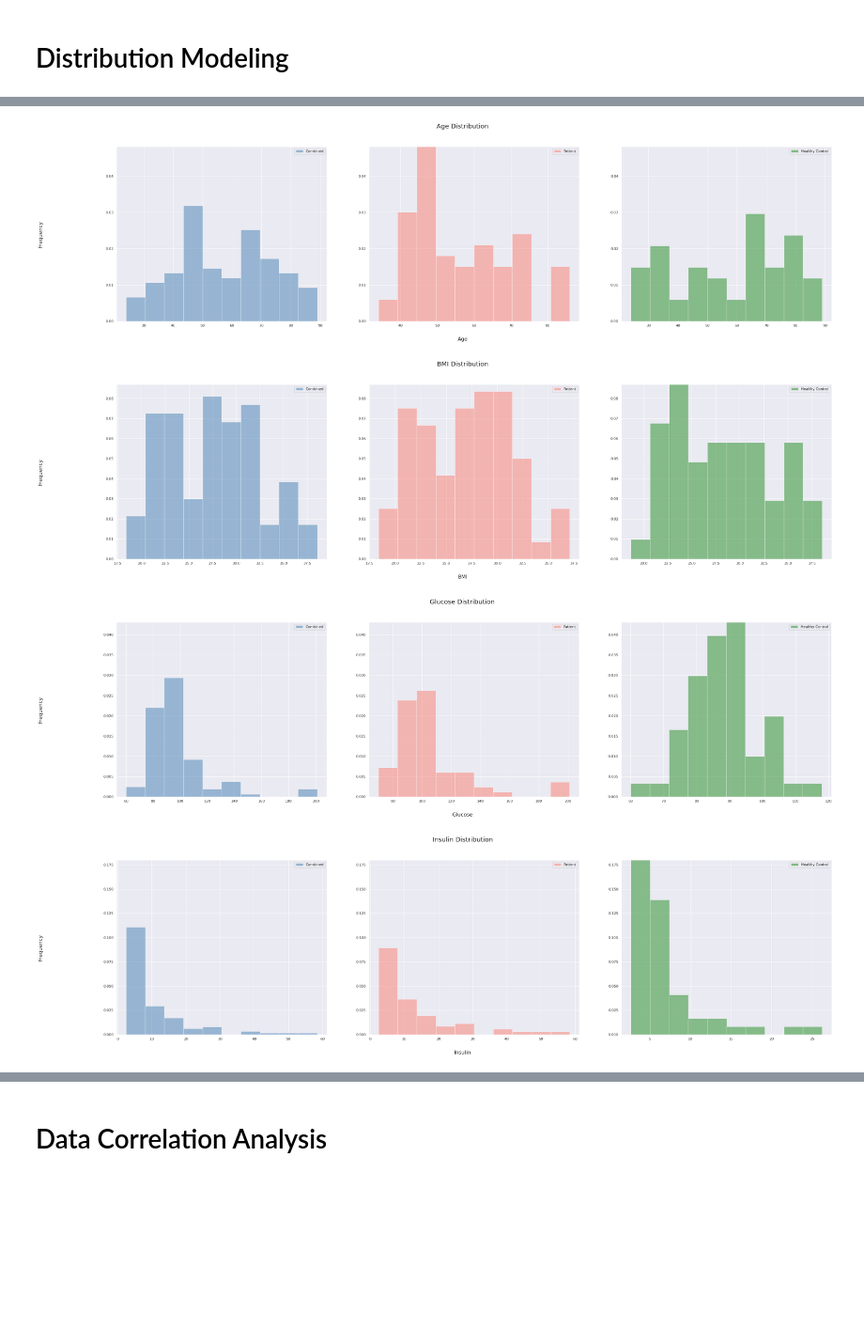
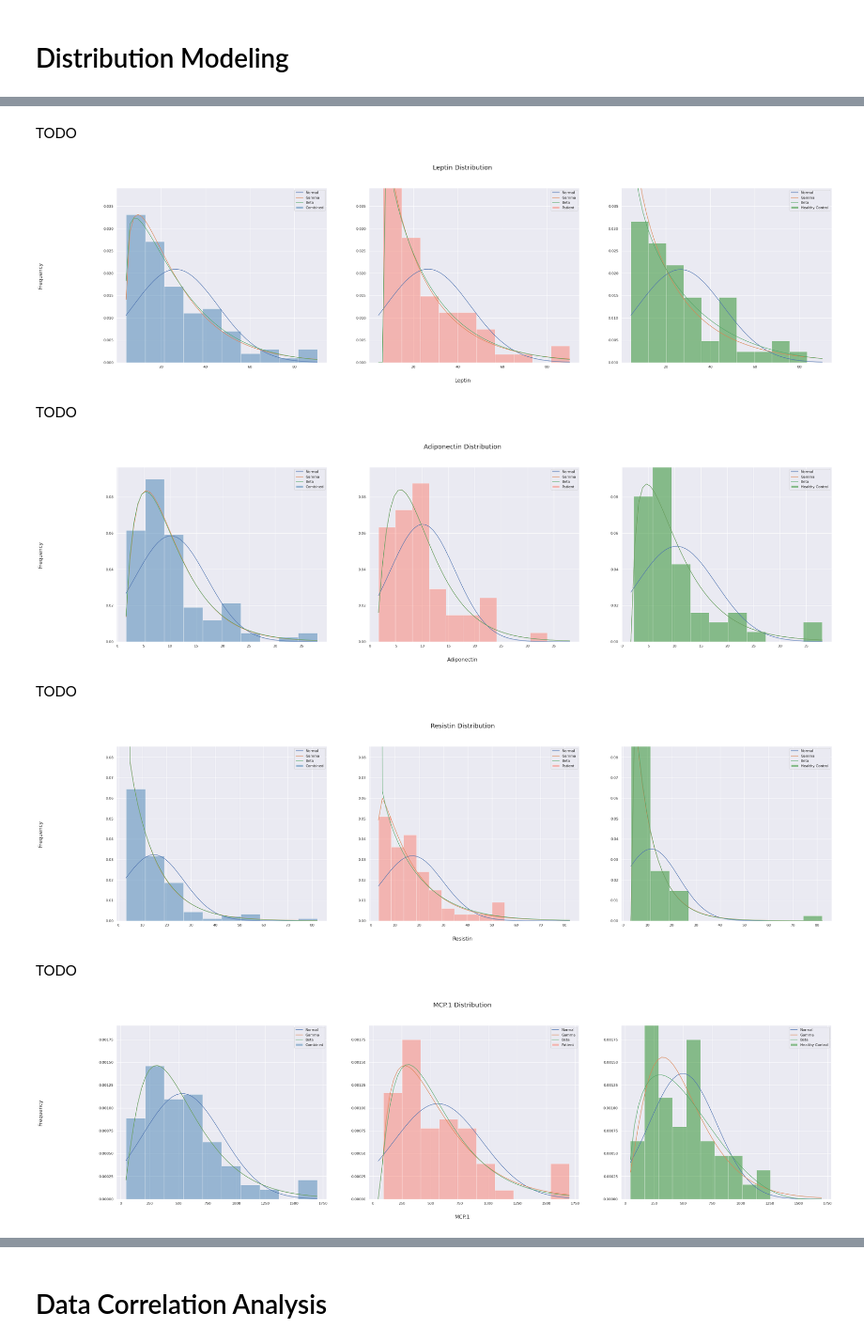
Before and after one commit to michaelmannino/cmsc320_Final, a Jupyter notebook: cancer_analysis.ipynb, the cells around one changed output, grey strips where cells are left out. Shown at 94% size. Cells and saved outputs as stored; diff of their text form; code cells hidden in the pictures; blank space fills up the shorter version.

Commit message:
Distribution modeling complete; correlation analysis complete

```diff
--- a/cancer_analysis.ipynb
+++ b/cancer_analysis.ipynb
@@ -186,11 +195,6 @@ TODO
 # %% [markdown]
 # Distribution Modeling
 # %%
-# Creates an empty, default subplot
-def create_subplot(size, title, xlabel, ylabel):
-    figure, ax = plt.subplots(*(1, size), figsize=(40, 10))
-    return figure, ax
-
 # Fits a Normal Distribution to data
 def fit_normal_distribution(df, column, linspace, ax, ax_number):
     normal = stats.norm.pdf(linspace, *stats.norm.fit(df[column]))
@@ -211,12 +215,23 @@ def plot_histogram_distribution(df, column, title='', xlabel='', ylabel=''):
     figure, ax = create_subplot(3, title, xlabel, ylabel)
 
     total_freq, test_freq, control_freq = 0, 0, 0
+    linspace = np.linspace(df[column].min(), df[column].max())
+
     # Combined [0]
     total_freq, _, _ = ax[0].hist(df[column], density=True, alpha=0.5, label='Combined', color='steelblue')
+    fit_normal_distribution(df, column, linspace, ax, 0)
+    fit_gamma_distribution(df, column, linspace, ax, 0)
+    fit_beta_distribution(df, column, linspace, ax, 0)
     # Test [1]
     test_freq, _, _ = ax[1].hist(df[df['Classification'] == 1][column], density=True, alpha=0.5, label='Patient', color='salmon')
+    fit_normal_distribution(df[df['Classification'] == 1], column, linspace, ax, 1)
+    fit_gamma_distribution(df[df['Classification'] == 1], column, linspace, ax, 1)
+    fit_beta_distribution(df[df['Classification'] == 1], column, linspace, ax, 1)
     # Control [2]
     control_freq, _, _ = ax[2].hist(df[df['Classification'] == 0][column], density=True, alpha=0.5, label='Healthy Control', color='forestgreen')
+    fit_normal_distribution(df[df['Classification'] == 0], column, linspace, ax, 2)
+    fit_gamma_distribution(df[df['Classification'] == 0], column, linspace, ax, 2)
+    fit_beta_distribution(df[df['Classification'] == 0], column, linspace, ax, 2)
 
     y_upper_bound = np.max(np.concatenate((total_freq, control_freq, test_freq), axis=None))
     for i in range(3):
@@ -230,8 +278,28 @@ def plot_histogram_distribution(df, column, title='', xlabel='', ylabel=''):
+# %% [markdown]
+TODO
+# %%
+column = 'Leptin'
+plot_histogram_distribution(df, column, f'{column} Distribution', f'{column}', 'Frequency')
+# %% [output]
+[figure, added]
+# %% [markdown]
+TODO
+# %%
+column = 'Adiponectin'
+plot_histogram_distribution(df, column, f'{column} Distribution', f'{column}', 'Frequency')
+# %% [output]
+[figure, added]
+# %% [markdown]
+TODO
+# %%
+column = 'Resistin'
+plot_histogram_distribution(df, column, f'{column} Distribution', f'{column}', 'Frequency')
+# %% [output]
+[figure, added]
+# %% [markdown]
+TODO
 # %%
-for column in df.columns[:-1]:
-    plot_histogram_distribution(df, column, f'{column} Distribution', f'{column}', 'Frequency')
+column = 'MCP.1'
+plot_histogram_distribution(df, column, f'{column} Distribution', f'{column}', 'Frequency')
 # %% [output]
-[figure, old version]
+[figure, new version]
-[figure, removed]
-[figure, removed]
-[figure, removed]
```
Also changed, not shown: parts of 15 cells of this notebook.
